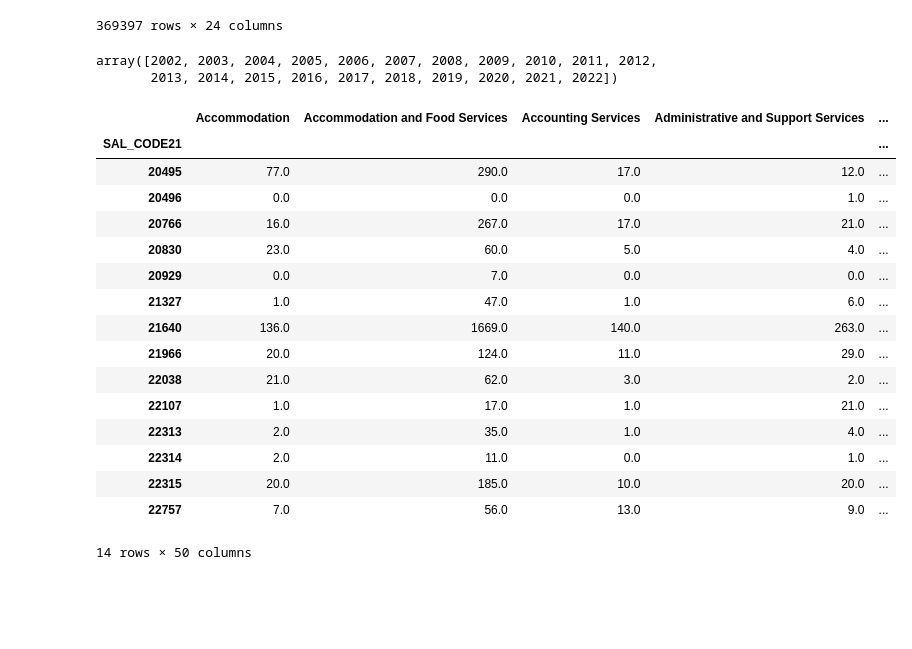
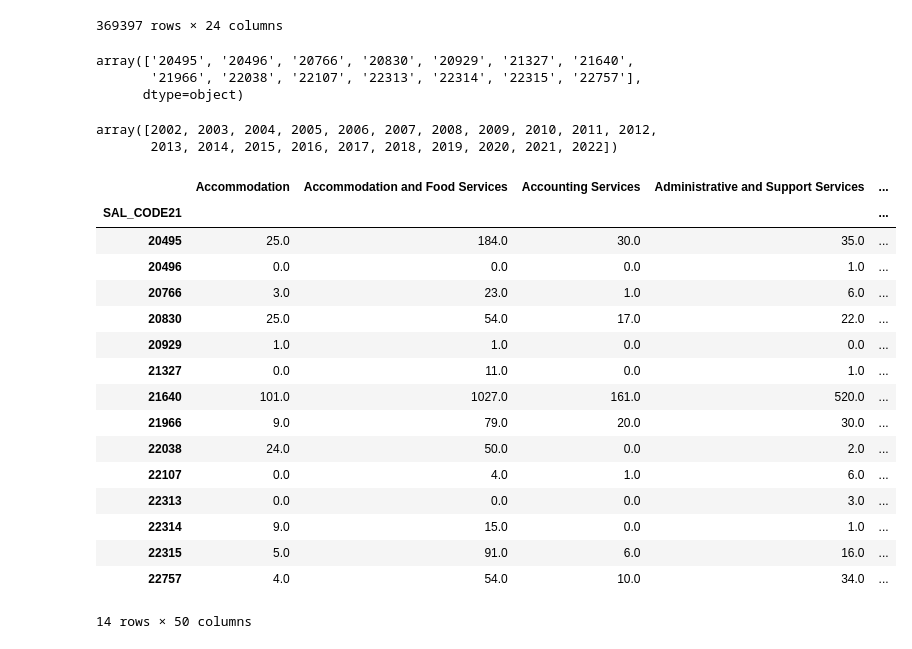
Before and after one commit to MAST30034-AppliedDataScience/project-2-group-real-estate-industry-project-8, a Jupyter notebook: notebooks/Business_Listing/business_listing_preprocessing.ipynb, the cells around one changed output. Saved outputs shown, nothing was run; the diff lists cells and outputs as text; code cells hidden in the pictures; blank space fills up the shorter version.

```diff
--- a/notebooks/Business_Listing/business_listing_preprocessing.ipynb
+++ b/notebooks/Business_Listing/business_listing_preprocessing.ipynb
@@ -150,6 +150,12 @@ businesses_and_SAL
 | 7300 | 22757 | West Melbourne | 2 | Victoria | AUS | Australia | 6.5822 | http://linked.data.gov.au/dataset... | ... |
 | 7300 | 22757 | West Melbourne | 2 | Victoria | AUS | Australia | 6.5822 | http://linked.data.gov.au/dataset... | ... |
 369397 rows × 24 columns
+# %%
+businesses_and_SAL.SAL_CODE21.unique()
+# %% [output]
+array(['20495', '20496', '20766', '20830', '20929', '21327', '21640',
+       '21966', '22038', '22107', '22313', '22314', '22315', '22757'],
+      dtype=object)
 # %%
 sorted_census_years = business_listing['census_year'].sort_values().unique()
 sorted_census_years
@@ -160,7 +166,7 @@ array([2002, 2003, 2004, 2005, 2006, 2007, 2008, 2009, 2010, 2011, 2012,
 import os
 
 n = 30
-aggregated = business_listing.pivot_table(index='SAL_CODE21', columns='industry_anzsic4_description', aggfunc='size', fill_value=0)
+aggregated = businesses_and_SAL.pivot_table(index='SAL_CODE21', columns='industry_anzsic4_description', aggfunc='size', fill_value=0)
 top_n_industries = aggregated.sum().nlargest(n).index
 
 # Ensure the directory exists
@@ -168,37 +174,55 @@ os.makedirs("../../data/curated/business_data", exist_ok=True)
 
 df_years = []
 
+# Assuming sorted_census_years, top_n_industries, and businesses_and_SAL are defined earlier
+df_years = []  # Initialize an empty list to collect yearly DataFrames
+
 for year in sorted_census_years:
+    # Filter data for the specific census year
     businesses_and_SAL_year = businesses_and_SAL[businesses_and_SAL['census_year'] == year]
-    aggregated = businesses_and_SAL_year.pivot_table(index='SAL_CODE21', columns='industry_anzsic4_description', aggfunc='size', fill_value=0)
-    # Get top n industries
 
+    # Pivot table for industries
+    aggregated = businesses_and_SAL_year.pivot_table(index='SAL_CODE21',
+                                                     columns='industry_anzsic4_description',
+                                                     aggfunc='size',
+                                                     fill_value=0)
+
+    # Select top n industries, make sure top_n_industries is a valid list of columns
     aggregated = aggregated[top_n_industries]
 
-    aggregated_by_division = businesses_and_SAL_year.pivot_table(index='SAL_CODE21', columns='division', aggfunc='size', fill_value=0)
+    # Pivot table for divisions
+    aggregated_by_division = businesses_and_SAL_year.pivot_table(index='SAL_CODE21',
+                                                                 columns='division',
+                                                                 aggfunc='size',
+                                                                 fill_value=0)
 
+    # Combine both aggregated and division tables
     combined = aggregated.add(aggregated_by_division, fill_value=0)
 
-    combined.to_csv(f"../../data/curated/business_data/businesses_and_SAL_{year}.csv")
+    # Save the combined data to a CSV file
+    combined.to_csv(f"../../data/curated/business_data/business_{year}.csv")
 
+    # Append the combined DataFrame for this year to df_years
     df_years.append(combined)
+
+# Now df_years contains the combined DataFrames for all years
 # %%
-df_years[-1]
+df_years[0]
 # %% [output]
 |  | Accommodation | Accommodation and Food Services | Accounting Services | Administrative and Support Services | ... |
 | SAL_CODE21 |  |  |  |  | ... |
-| 20495 | 77.0 | 290.0 | 17.0 | 12.0 | ... |
+| 20495 | 25.0 | 184.0 | 30.0 | 35.0 | ... |
 | 20496 | 0.0 | 0.0 | 0.0 | 1.0 | ... |
-| 20766 | 16.0 | 267.0 | 17.0 | 21.0 | ... |
-| 20830 | 23.0 | 60.0 | 5.0 | 4.0 | ... |
-| 20929 | 0.0 | 7.0 | 0.0 | 0.0 | ... |
-| 21327 | 1.0 | 47.0 | 1.0 | 6.0 | ... |
-| 21640 | 136.0 | 1669.0 | 140.0 | 263.0 | ... |
-| 21966 | 20.0 | 124.0 | 11.0 | 29.0 | ... |
-| 22038 | 21.0 | 62.0 | 3.0 | 2.0 | ... |
-| 22107 | 1.0 | 17.0 | 1.0 | 21.0 | ... |
-| 22313 | 2.0 | 35.0 | 1.0 | 4.0 | ... |
-| 22314 | 2.0 | 11.0 | 0.0 | 1.0 | ... |
-| 22315 | 20.0 | 185.0 | 10.0 | 20.0 | ... |
-| 22757 | 7.0 | 56.0 | 13.0 | 9.0 | ... |
+| 20766 | 3.0 | 23.0 | 1.0 | 6.0 | ... |
+| 20830 | 25.0 | 54.0 | 17.0 | 22.0 | ... |
+| 20929 | 1.0 | 1.0 | 0.0 | 0.0 | ... |
+| 21327 | 0.0 | 11.0 | 0.0 | 1.0 | ... |
+| 21640 | 101.0 | 1027.0 | 161.0 | 520.0 | ... |
+| 21966 | 9.0 | 79.0 | 20.0 | 30.0 | ... |
+| 22038 | 24.0 | 50.0 | 0.0 | 2.0 | ... |
+| 22107 | 0.0 | 4.0 | 1.0 | 6.0 | ... |
+| 22313 | 0.0 | 0.0 | 0.0 | 3.0 | ... |
+| 22314 | 9.0 | 15.0 | 0.0 | 1.0 | ... |
+| 22315 | 5.0 | 91.0 | 6.0 | 16.0 | ... |
+| 22757 | 4.0 | 54.0 | 10.0 | 34.0 | ... |
 14 rows × 50 columns
```
Also changed, not shown: 12 other files.
